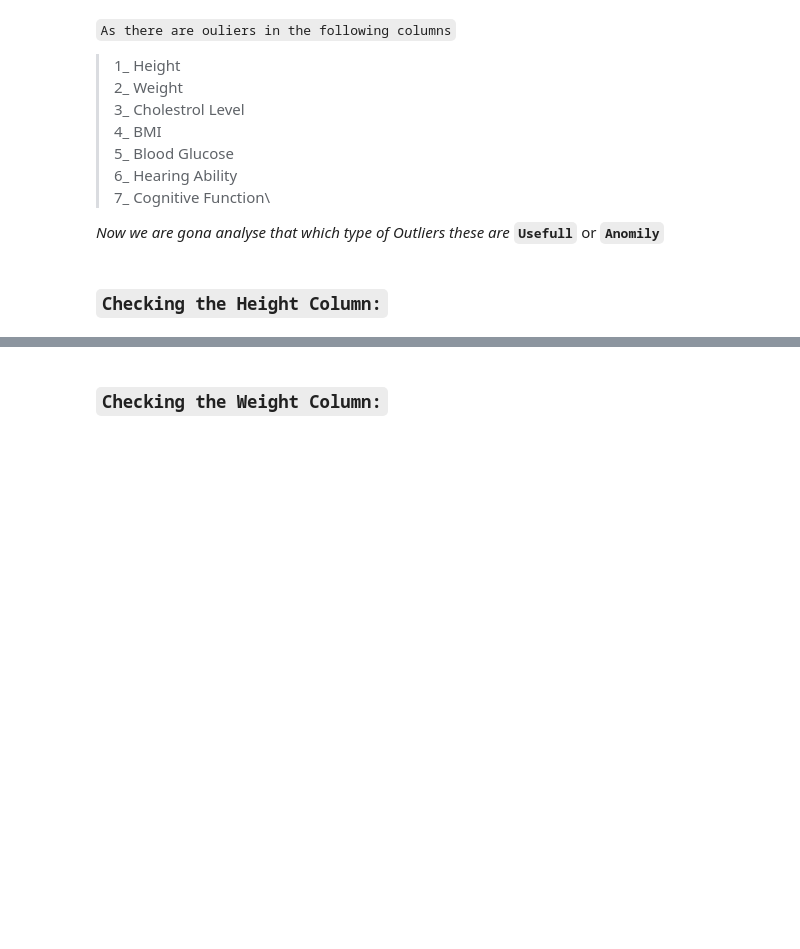
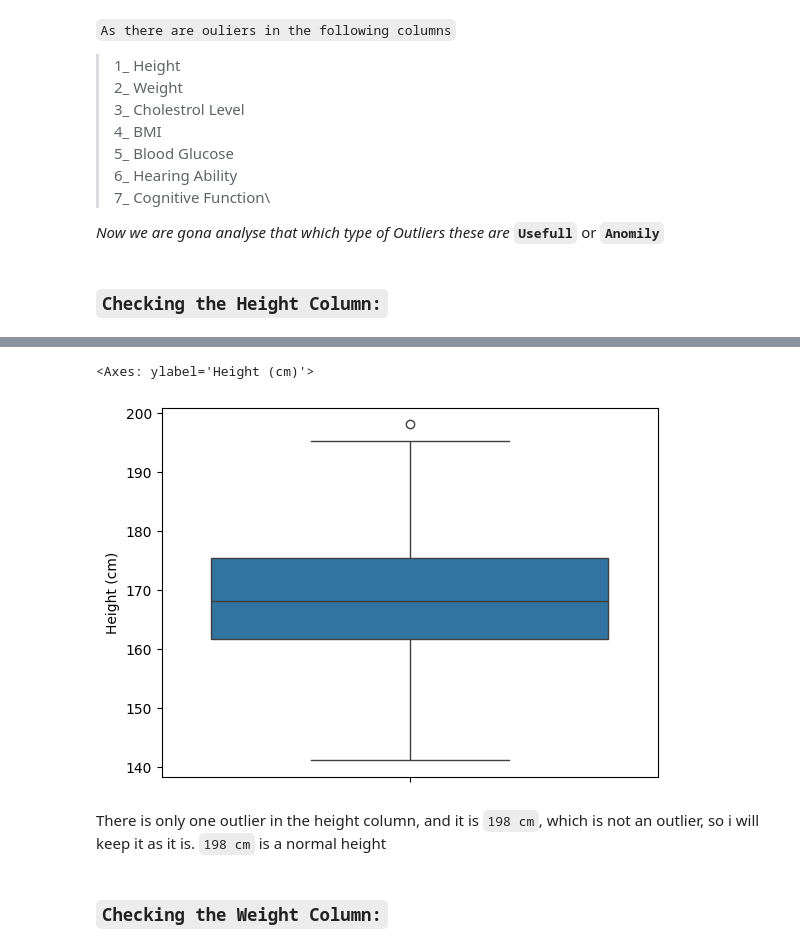
Before and after one commit to shaheeralics/Data-Science-Learning-With-Projects, a Jupyter notebook: Practice/3_Machine Learning/01_Supervised Machine Learning/Classification Models/Practice on Classification Models.ipynb, the cells around one changed output, grey strips where cells are left out. Drawn from its saved outputs; the diff is of its cells as text; code cells hidden in the pictures; blank space fills up the shorter version.

```diff
--- a/Practice/3_Machine Learning/01_Supervised Machine Learning/Classification Models/Practice on Classification Models.ipynb
+++ b/Practice/3_Machine Learning/01_Supervised Machine Learning/Classification Models/Practice on Classification Models.ipynb
@@ -337,2 +350,10 @@ fig.show()
+# %%
+# lets check the ouliers in the height column
+sns.boxplot(df['Height (cm)'])
+# %% [output]
+<Axes: ylabel='Height (cm)'>
+[figure, added]
+# %% [markdown]
+There is only one outlier in the height column, and it is `198 cm`, which is not an outlier, so i will keep it as it is. `198 cm` is a normal height
 # %% [markdown]
 ### `Checking the Weight Column:`
```
Also changed, not shown: parts of 4 cells of this notebook.
